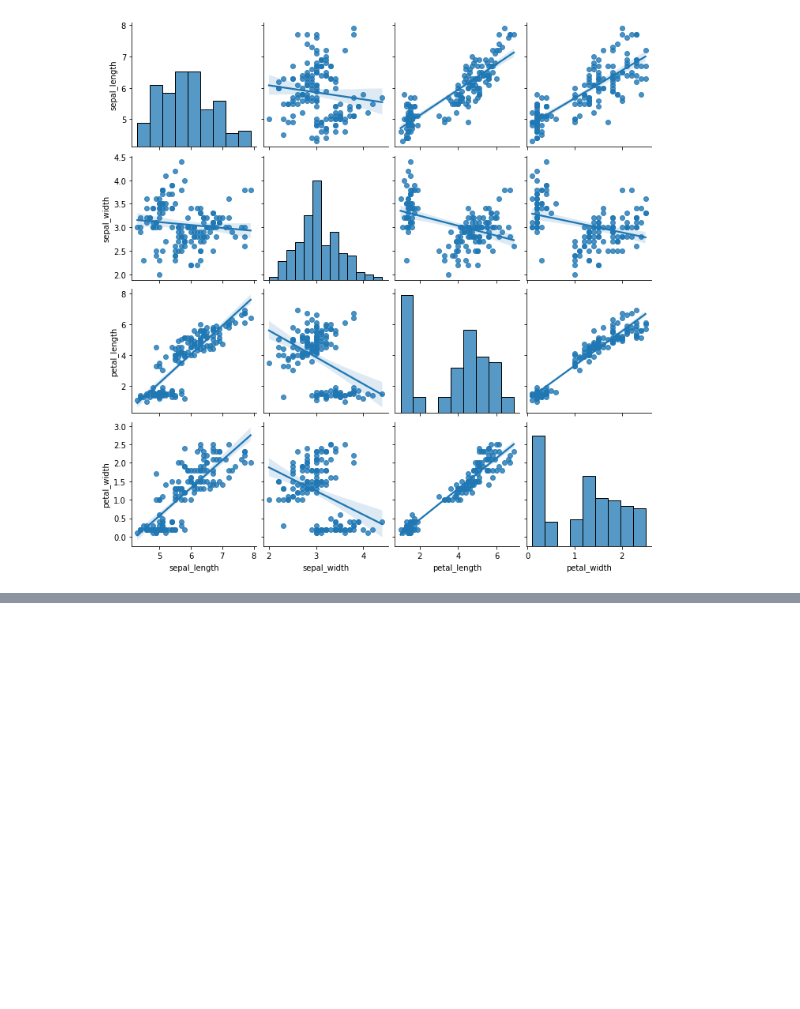
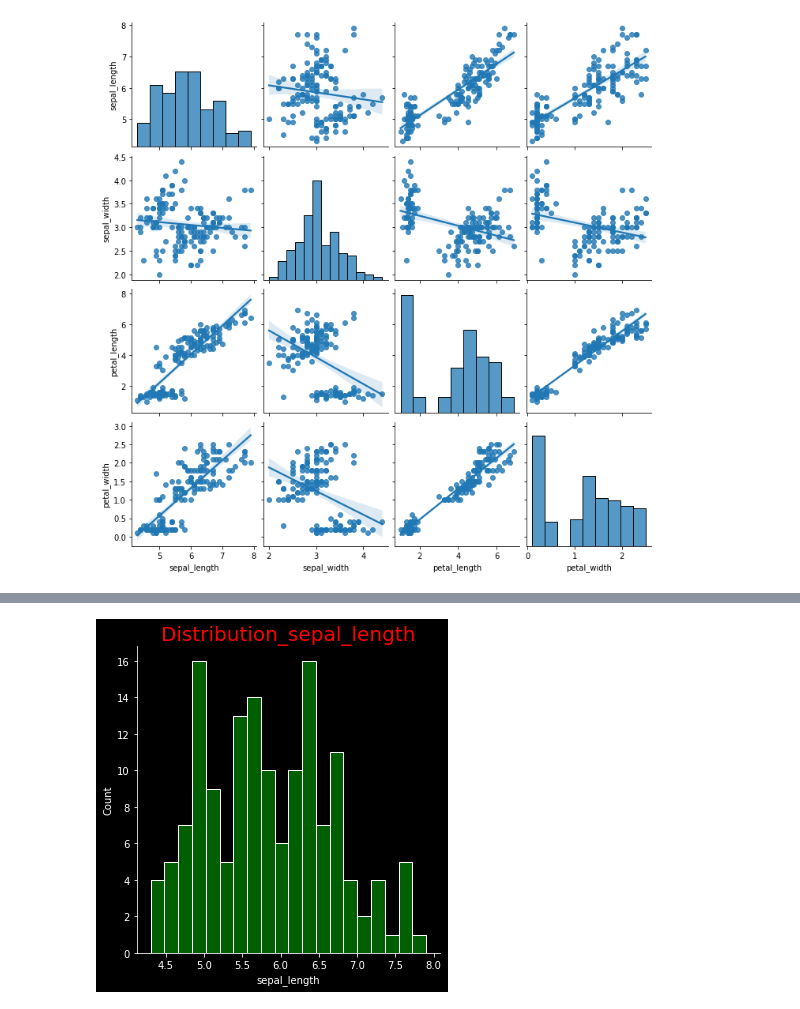
Before and after one commit to Athira612/DS-LAB, a Jupyter notebook: cycle3/CYCLE3.ipynb, the cells around one changed output, grey strips where cells are left out. Cells and saved outputs as stored; diff of their text form; code cells hidden in the pictures; blank space fills up the shorter version.

```diff
--- a/cycle3/CYCLE3.ipynb
+++ b/cycle3/CYCLE3.ipynb
@@ -87,0 +104,7 @@ sns.pairplot(iris,kind="reg")
+# %%
+plt.style.use("dark_background")
+sns.displot(iris.sepal_length,bins=20,color="g")
+plt.title("Distribution_sepal_length",fontsize=20,color="red")
+plt.show()
+# %% [output]
+[figure, added]
```
Also changed, not shown: parts of 4 cells of this notebook.
